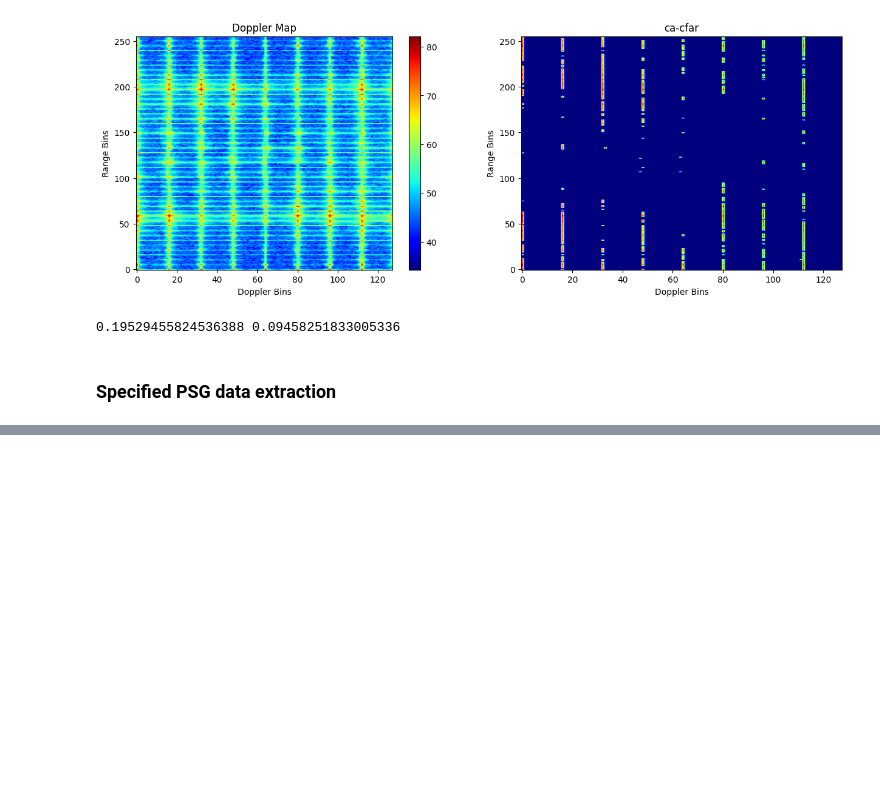
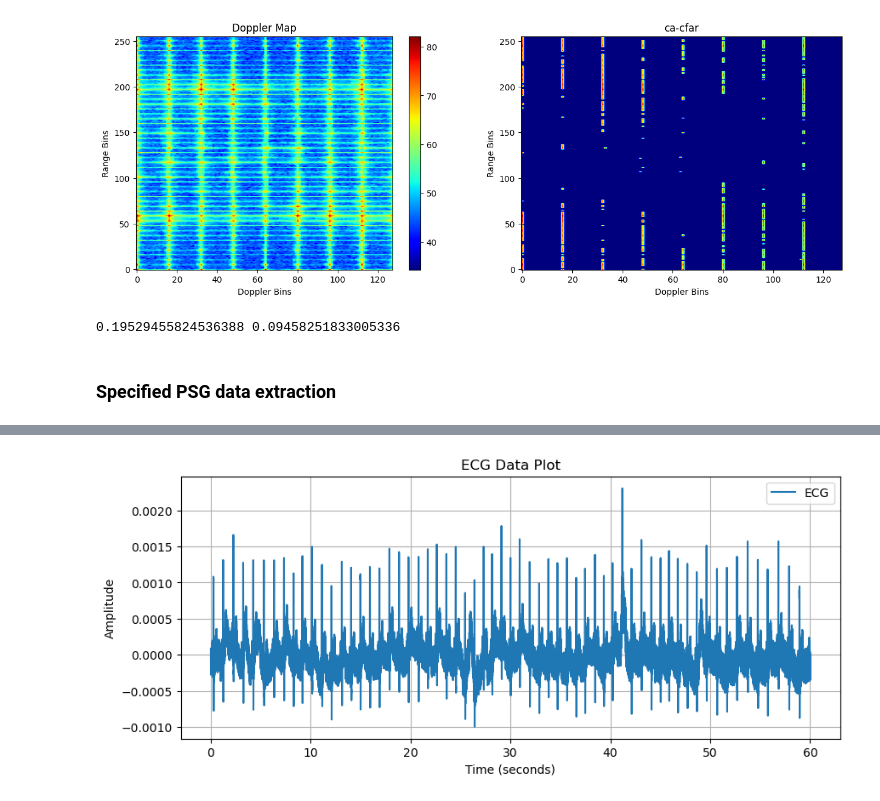
Before and after one commit to w-zzzz/SleepLab, a Jupyter notebook: align_radar_psg.ipynb, the cells around one changed output, grey strips where cells are left out. Saved outputs shown, nothing was run; the diff lists cells and outputs as text; code cells hidden in the pictures; blank space fills up the shorter version.

```diff
--- a/align_radar_psg.ipynb
+++ b/align_radar_psg.ipynb
@@ -474,0 +692,10 @@ Reading 0 ... 1784831  =      0.000 ...  6971.996 secs...
+# %%
+start_datetime = datetime(2024, 3, 7, 22, 10, 00)  # Replace with your actual start datetime
+end_datetime = datetime(2024, 3, 7, 22, 11, 00)  # Replace with your actual end datetime
+data_types = ['ECG', 'Thor']  # Replace with your actual data types
+
+extracted_data = psg_processor.extract_segment_by_timestamp(start_datetime, end_datetime, data_types)
+# %%
+psg_processor.plot_data(extracted_data['ECG'],'ECG', psg_processor.sampling_rate)
+# %% [output]
+[figure, added]
```
Also changed, not shown: parts of 11 cells of this notebook.
